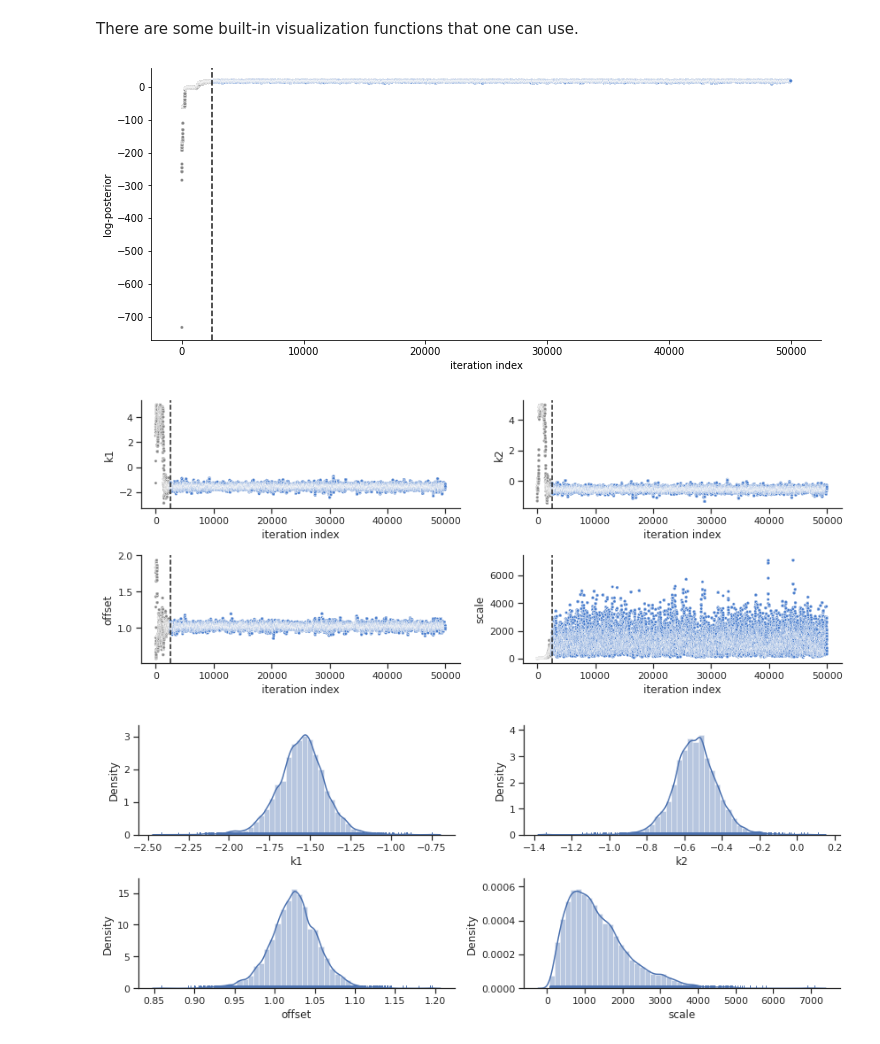
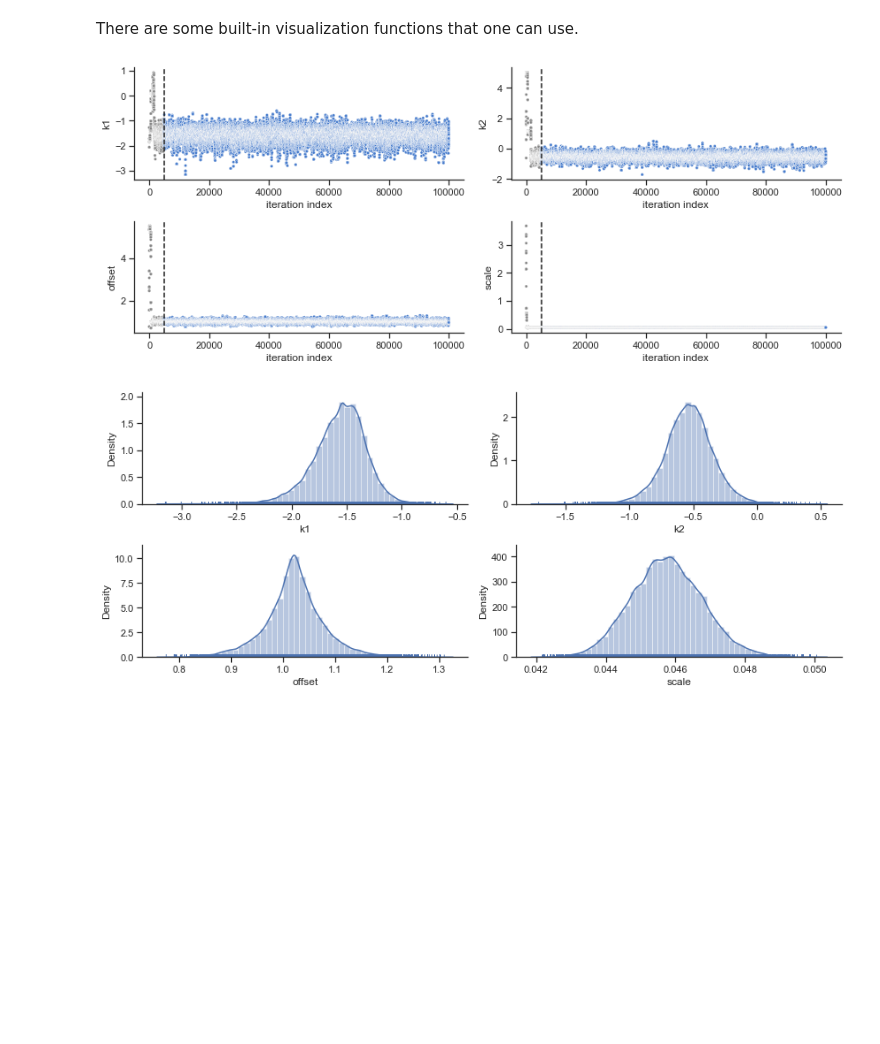
Before and after one commit to feddersmichael/Bachelor-Thesis-Marginal-Sampling, a Jupyter notebook: Sampling/Laplacian_noise/Conversion_Reaction_model/Laplacian_noise-Conversion_Reaction-Full_parameter.ipynb, the cells around one changed output. Drawn from its saved outputs; the diff is of its cells as text; code cells hidden in the pictures; blank space fills up the shorter version.

```diff
--- a/Sampling/Laplacian_noise/Conversion_Reaction_model/Laplacian_noise-Conversion_Reaction-Full_parameter.ipynb
+++ b/Sampling/Laplacian_noise/Conversion_Reaction_model/Laplacian_noise-Conversion_Reaction-Full_parameter.ipynb
@@ -48,7 +48,7 @@ def log_prior(x):
     #Lapl_prior = np.log(1) - np.log(2) - np.log(tau) - abs(offset - mu) / tau
 
     #Amoroso prior
-    Amo_prior = np.log(1) - gammaln(d) + np.log(abs(c / d)) + (d * c - 1) * (np.log(scale) - np.log(b)) - (scale / b)**c
+    Amo_prior = np.log(1) - gammaln(d) + np.log(abs(c / b)) + (d * c - 1) * (np.log(scale) - np.log(b)) - (scale / b)**c
 
 
     return Amo_prior + exp_prior
@@ -58,26 +58,24 @@ def negative_log_posterior(x):
     """ Negative log posterior function."""
 
     offset = x[2]
-    precision = x[3]
+    scale = x[3]
 
     # experimental data
     data = np.asarray(petab_problem.measurement_df.measurement)
     # time vector
     tvec = np.asarray(petab_problem.measurement_df.time)
 
-    n_timepoints = len(tvec)
+    N = len(tvec)
 
     # simulate model
     _simulation = simulate_model(np.exp(x), tvec)
     simulation = (offset + np.asarray(_simulation))
 
     # evaluate standard log likelihood
-    res = data - simulation
-    sum_res = np.sum(res**2)
+    res = abs(data - simulation)
+    sum_res = np.sum(res) / scale
 
-    constant = np.log(precision) - np.log(2) - np.log(np.pi)
-
-    l_llh = 0.5 * (n_timepoints * constant - precision * sum_res)
+    l_llh = N*(np.log(1) - np.log(2) -np.log(scale)) - sum_res
 
     # evaluate log normal-gamma prior
     l_prior = log_prior(x)
@@ -98,21 +96,21 @@ def standard_sampling():
     return problem
 # %%
 ### Prior dependent paramters
-lamda=1
+lamda = 1
 
-a= 0
+a = 0
 
-b= 100
+b = 1
 
-c= -2
+c = -2
 
-d= 1
+d = 1000
 
 # create the estimation problem
 problem = standard_sampling()
 
 # MCMC chain length
-n_samples= 50000
+n_samples= 100000
 
 # call the sampler of choice
 sampler = sample.AdaptiveMetropolisSampler()
@@ -136,20 +134,17 @@ for n in range(runs):
 
     # save the results as a pickle object
     if save_results:
-        results = [result.sample_result, 'CR_FP', n]
-        with open('Results_CR_FP\\result_CR_FP_'+str(n)+'.pickle',
+        results = [result.sample_result, 'LP_CR_FP', n]
+        with open('Results_CR_FP\\d_1.pickle',
                   'wb') as result_file:
             pickle.dump(results, result_file)
 # %% [markdown]
 There are some built-in visualization functions that one can use.
 # %%
-# Visualize the log posterior trace
-ax = visualize.sampling.sampling_fval_trace(result, size=(12,5), full_trace=True)
 # Visualize the parameter trace
 ax = visualize.sampling.sampling_parameters_trace(result, use_problem_bounds=False, full_trace=True, size=(12,5))
 # Visualize the one-dimensional marginals --> Important!
 ax = visualize.sampling_1d_marginals(result, size=(12,5))
 # %% [output]
-[figure, old version]
+[figure, new version]
-[figure, old version]
+[figure, new version]
-[figure, removed]
```
Also changed, not shown: parts of 1 cell of this notebook, 1 other file.
